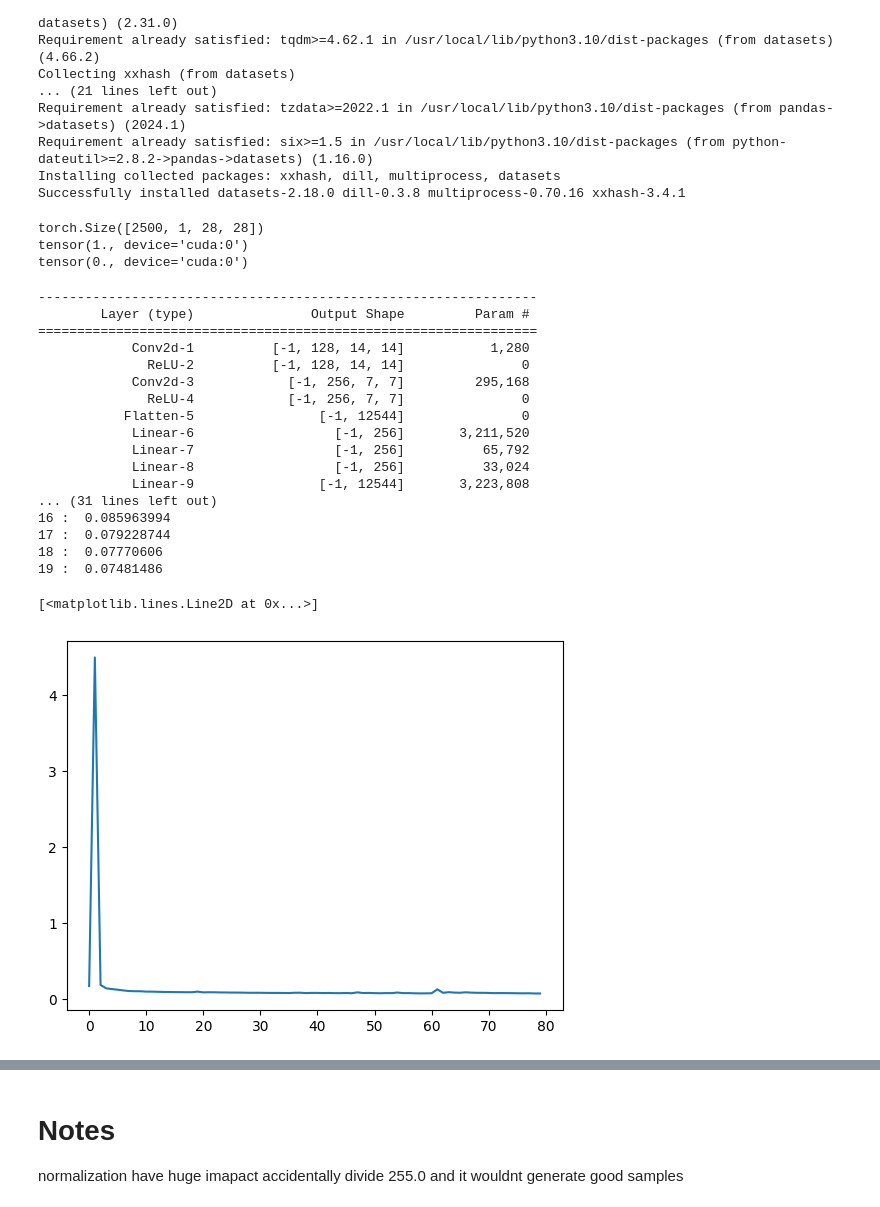
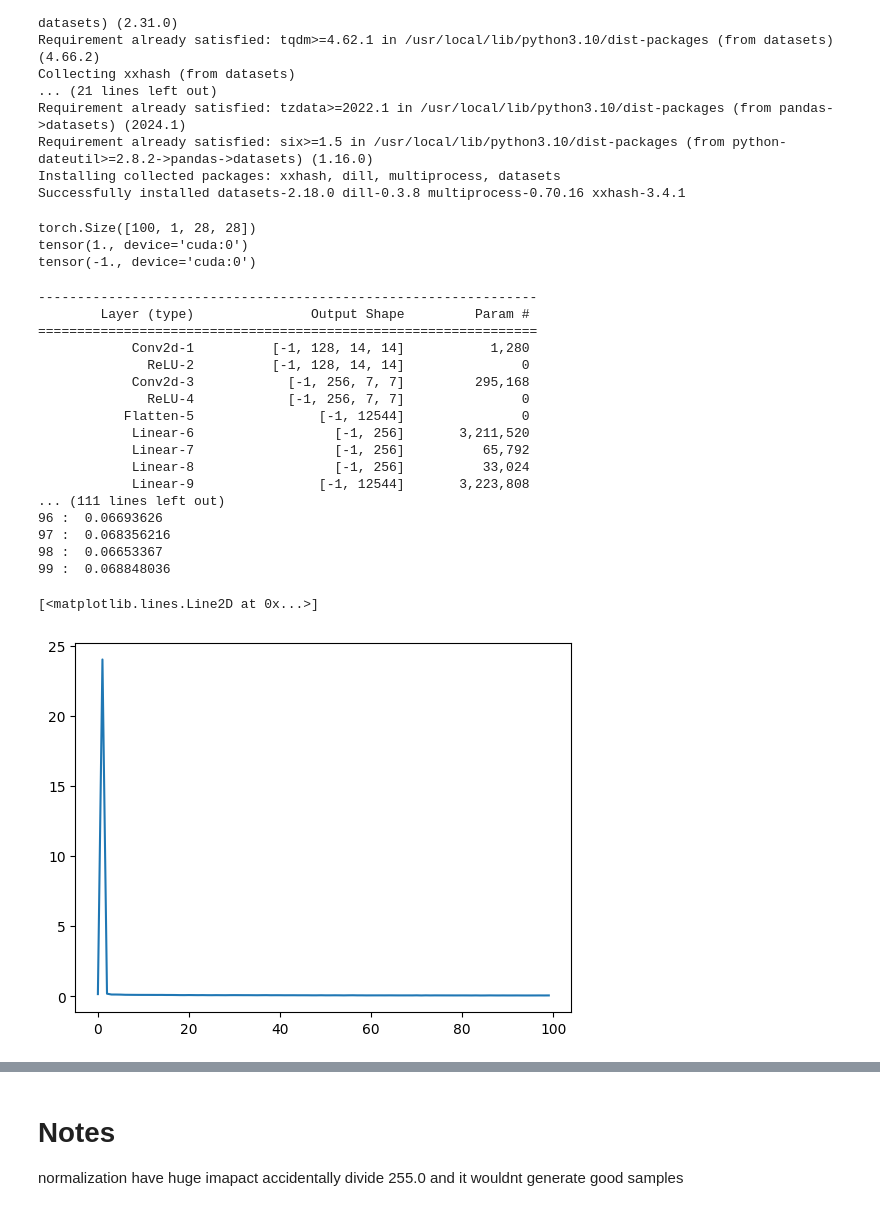
Before and after one commit to majidsh97/VAE, a Jupyter notebook: VAE.ipynb, the cells around one changed output, grey strips where cells are left out. Saved outputs shown, nothing was run; the diff lists cells and outputs as text; code cells hidden in the pictures.

```diff
--- a/VAE.ipynb
+++ b/VAE.ipynb
@@ -35,17 +35,17 @@ custom collaborate function
 """
 
 data = datasets.load_dataset('fashion_mnist')
-batch_size = 2500
+batch_size = 100
 
 
-train = data['train'].select(range(10000))
+train = data['train'].select(range(100))
 test_data = data['test']
 
 
 data_transform=  transforms.Compose([
     #transforms.ToPILImage(),
     transforms.ToTensor(),
-    #transforms.Lambda(lambda x: x/255.0)
+    transforms.Lambda(lambda x: x*2-1)
 
 ])
 def custom_collate_fn(batch):
@@ -62,9 +62,9 @@ for image,label in train_loader:
   print(image.min())
   break
 # %% [output]
-torch.Size([2500, 1, 28, 28])
+torch.Size([100, 1, 28, 28])
 tensor(1., device='cuda:0')
-tensor(0., device='cuda:0')
+tensor(-1., device='cuda:0')
 # %%
 from torch.nn import Conv2d,ReLU,Linear,ConvTranspose2d,LeakyReLU,Tanh,Flatten,Unflatten,Sigmoid,AdaptiveAvgPool2d
 
@@ -121,51 +121,51 @@ class Encoder_Decoder(torch.nn.Module):
 
 encoder_decoder = Encoder_Decoder().cuda()
 summary(encoder_decoder,(1,28,28),device="cuda")
-optim = torch.optim.Adam(encoder_decoder.parameters(),lr,weight_decay=1e-5)
+optim = torch.optim.Adam(encoder_decoder.parameters(),lr)#,weight_decay=1e-5)
 
 def step(x,y)->torch.Tensor:
     optim.zero_grad()
     output,mean,std = encoder_decoder.forward(x)
-    loss = mse(output,y) + kl_divergence(mean,std)
+    loss = mse(output,y) +0.5* kl_divergence(mean,std)
     loss.backward()
     optim.step()
     return loss
     pass
 
 train_loss = []
-for epoch in range(20):
+for epoch in range(100):
     for image,label in train_loader:
         #print(image.shape)
         #print(label.shape)
         #noise = torch.normal(0,1,size=(image.shape[0],1,28,28)).cuda()
-        loss = step(image,image)
+        loss = step(image,(image+1)/2)
         #print(loss)
         train_loss.append(loss.cpu().detach().numpy())
 
         pass
     print(epoch,': ',train_loss[-1])
 
 plt.plot(train_loss)
 # %% [output]
 ----------------------------------------------------------------
         Layer (type)               Output Shape         Param #
 ================================================================
             Conv2d-1          [-1, 128, 14, 14]           1,280
               ReLU-2          [-1, 128, 14, 14]               0
             Conv2d-3            [-1, 256, 7, 7]         295,168
               ReLU-4            [-1, 256, 7, 7]               0
            Flatten-5                [-1, 12544]               0
             Linear-6                  [-1, 256]       3,211,520
             Linear-7                  [-1, 256]          65,792
             Linear-8                  [-1, 256]          33,024
             Linear-9                [-1, 12544]       3,223,808
-... (31 lines left out)
-16 :  0.085963994
-17 :  0.079228744
-18 :  0.07770606
-19 :  0.07481486
+... (111 lines left out)
+96 :  0.06693626
+97 :  0.068356216
+98 :  0.06653367
+99 :  0.068848036
 [<matplotlib.lines.Line2D at 0x...>]
-[figure, old version]
+[figure, new version]
 # %%
 plt.plot(train_loss)
 
```
Also changed, not shown: parts of 4 cells of this notebook.
